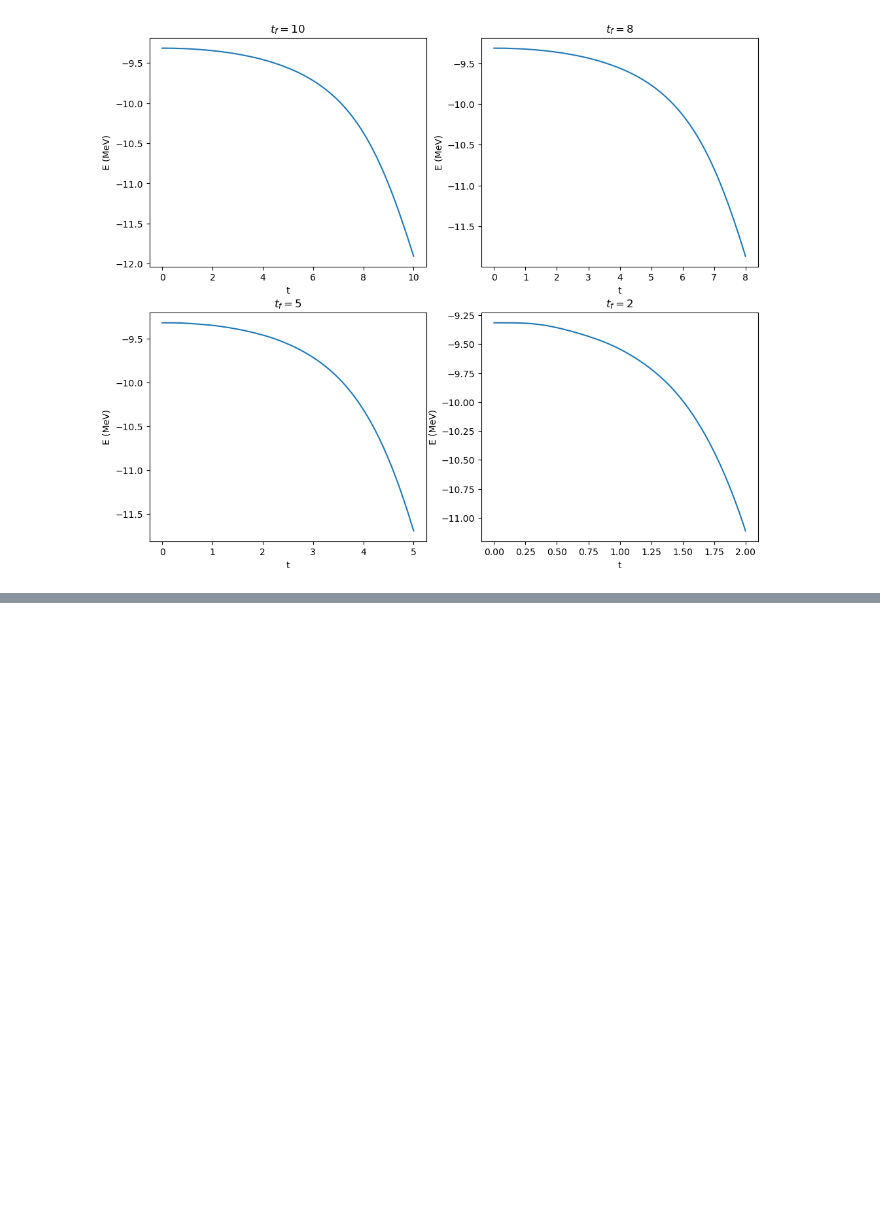
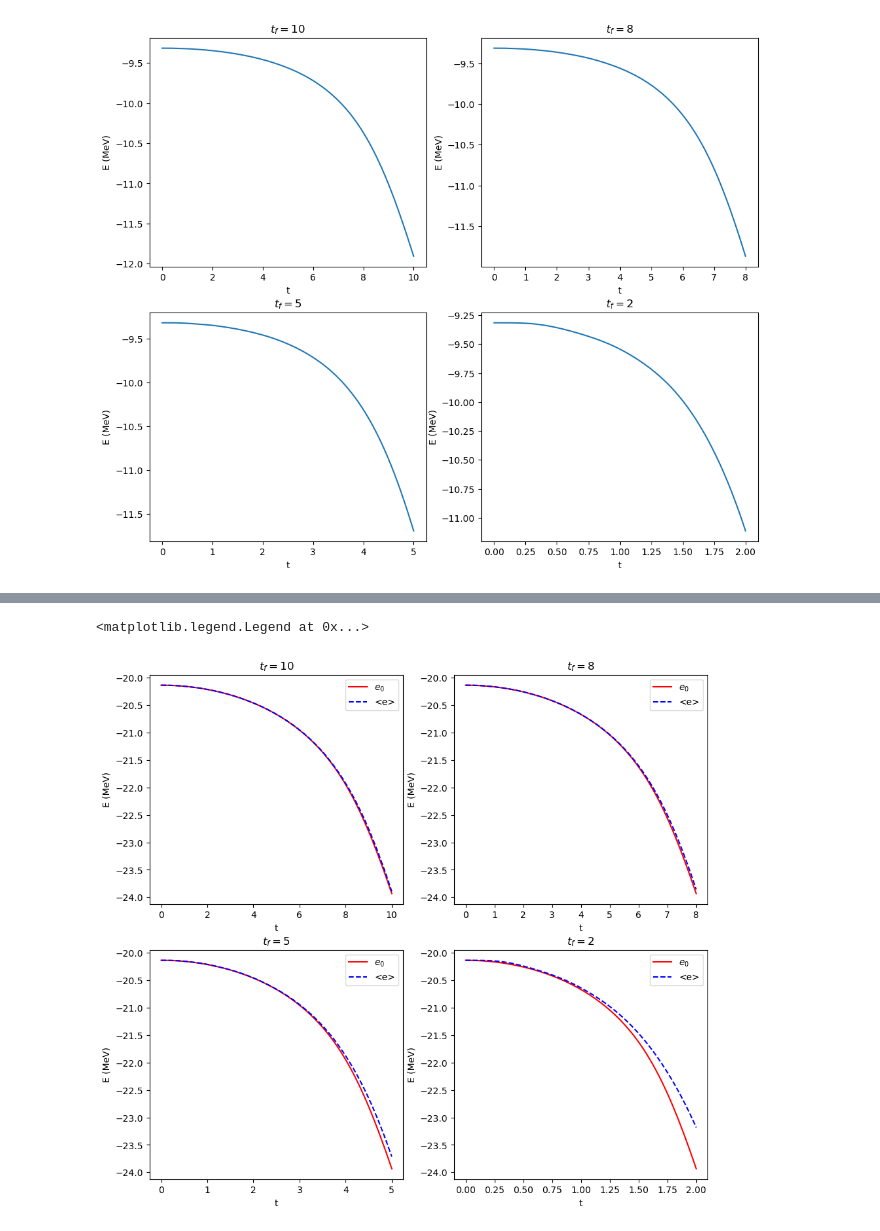
Before and after one commit to albertmolinaa/Quantum-Annealing-TFG, a Jupyter notebook: QuantumAnnealning_Albert.ipynb, the cells around one changed output, grey strips where cells are left out. Saved outputs shown, nothing was run; the diff lists cells and outputs as text; code cells hidden in the pictures; blank space fills up the shorter version.

```diff
--- a/QuantumAnnealning_Albert.ipynb
+++ b/QuantumAnnealning_Albert.ipynb
@@ -1496,0 +1522,17 @@ plt.legend()
+# %%
+ini_base_el_20o = np.array([1.,1.,0.,0.,1.,1.,0.,0.,0.,0.,0.,0.,0.,0.,0.,0.,0.,0.,0.,0.,0.,0.,0.,0.])
+ini_idx = NSM_H_20o._get_index(ini_base_el_20o)
+psi_ini_20o = np.zeros(NSM_H_20o.hamiltonian.shape[0])
+psi_ini_20o[ini_idx] = 1
+print(psi_ini_20o)
+print(ini_base_el_20o)
+
+# Get the external potential
+ext_pot_20o = (NSM_H_20o.hamiltonian[ini_idx,ini_idx] / (po+ n20)) * ini_base_el_20o
+
+# Now we get the Driver Hamiltonian
+Driver_H_20o = FermiHubbardHamiltonian(size_a=nuc_modes_per_i_sd, size_b=nuc_modes_per_i_sd, nparticles_a=n20, nparticles_b=po,
+                                   symmetries=[SPS_sd.total_M_zero])
+Driver_H_20o.get_external_potential(ext_pot_20o)
+Driver_H_20o.get_hamiltonian()
+print(Driver_H_20o.hamiltonian.shape)
@@ -1496,0 +1688,33 @@ plt.legend()
+# %%
+plt.figure(figsize=(11,10))
+plt.subplot(221)
+plt.title('$t_f = 10$')
+plt.plot(time10, np.real(spectrum_arr_20o10[:,0]), 'r-', label='$e_0$')
+plt.plot(time10, np.real(energy_20o10), 'b--', label='<e>')
+plt.xlabel('t')
+plt.ylabel('E (MeV)')
+plt.legend()
+plt.subplot(222)
+plt.title('$t_f = 8$')
+plt.plot(time8, np.real(spectrum_arr_20o8[:,0]), 'r-', label='$e_0$')
+plt.plot(time8, np.real(energy_20o8), 'b--', label='<e>')
+plt.xlabel('t')
+plt.ylabel('E (MeV)')
+plt.legend()
+plt.subplot(223)
+plt.title('$t_f = 5$')
+plt.plot(time5, np.real(spectrum_arr_20o5[:,0]), 'r-', label='$e_0$')
+plt.plot(time5, np.real(energy_20o5), 'b--', label='<e>')
+plt.xlabel('t')
+plt.ylabel('E (MeV)')
+plt.legend()
+plt.subplot(224)
+plt.title('$t_f = 2$')
+plt.plot(time2, np.real(spectrum_arr_20o2[:,0]), 'r-', label='$e_0$')
+plt.plot(time2, np.real(energy_20o2), 'b--', label='<e>')
+plt.xlabel('t')
+plt.ylabel('E (MeV)')
+plt.legend()
+# %% [output]
+<matplotlib.legend.Legend at 0x...>
+[figure, added]
```
Also changed, not shown: parts of 37 cells of this notebook.
